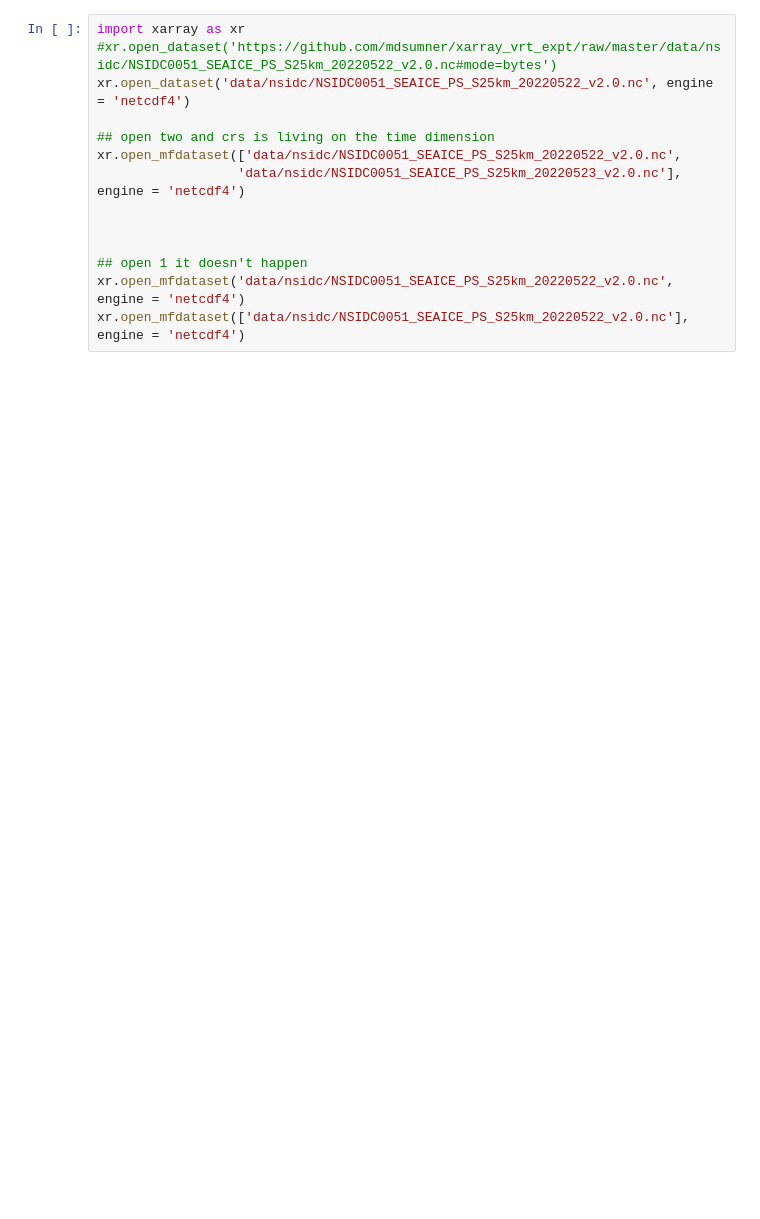
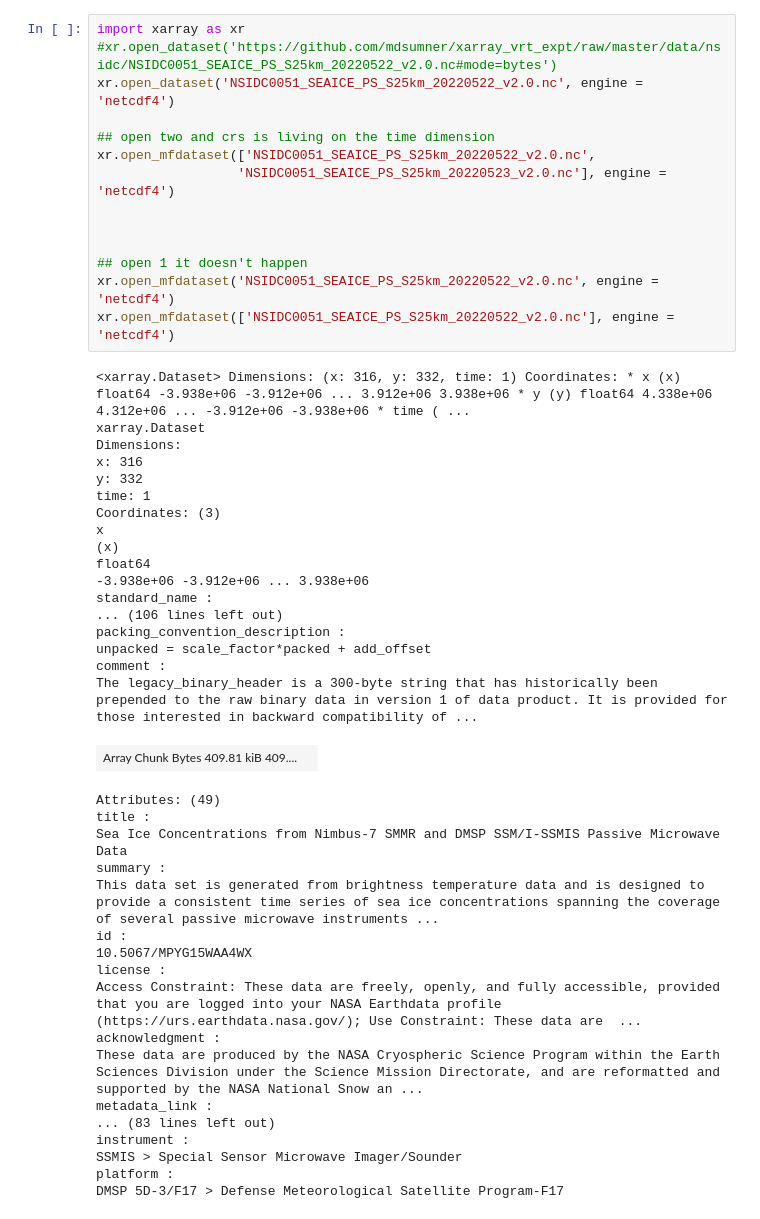
Before and after one commit to mdsumner/xarray_vrt_expt, a Jupyter notebook: issues/crs_time.ipynb, the cells around one changed output. Drawn from its saved outputs; the diff is of its cells as text; blank space fills up the shorter version.

Commit message:
try wget lines

```diff
--- a/issues/crs_time.ipynb
+++ b/issues/crs_time.ipynb
@@ -17,14 +18,50 @@ with `open_mfdataset()` crs is on the 'time' dimension. This causes problems wit
 # %%
 import xarray as xr
 #xr.open_dataset('https://github.com/mdsumner/xarray_vrt_expt/raw/master/data/nsidc/NSIDC0051_SEAICE_PS_S25km_20220522_v2.0.nc#mode=bytes')
-xr.open_dataset('data/nsidc/NSIDC0051_SEAICE_PS_S25km_20220522_v2.0.nc', engine = 'netcdf4')
+xr.open_dataset('NSIDC0051_SEAICE_PS_S25km_20220522_v2.0.nc', engine = 'netcdf4')
 
 ## open two and crs is living on the time dimension
-xr.open_mfdataset(['data/nsidc/NSIDC0051_SEAICE_PS_S25km_20220522_v2.0.nc',
-                  'data/nsidc/NSIDC0051_SEAICE_PS_S25km_20220523_v2.0.nc'], engine = 'netcdf4')
+xr.open_mfdataset(['NSIDC0051_SEAICE_PS_S25km_20220522_v2.0.nc',
+                  'NSIDC0051_SEAICE_PS_S25km_20220523_v2.0.nc'], engine = 'netcdf4')
 
 
 
 ## open 1 it doesn't happen
-xr.open_mfdataset('data/nsidc/NSIDC0051_SEAICE_PS_S25km_20220522_v2.0.nc', engine = 'netcdf4')
-xr.open_mfdataset(['data/nsidc/NSIDC0051_SEAICE_PS_S25km_20220522_v2.0.nc'], engine = 'netcdf4')
+xr.open_mfdataset('NSIDC0051_SEAICE_PS_S25km_20220522_v2.0.nc', engine = 'netcdf4')
+xr.open_mfdataset(['NSIDC0051_SEAICE_PS_S25km_20220522_v2.0.nc'], engine = 'netcdf4')
+# %% [output]
+<xarray.Dataset> Dimensions: (x: 316, y: 332, time: 1) Coordinates: * x (x) float64 -3.938e+06 -3.912e+06 ... 3.912e+06 3.938e+06 * y (y) float64 4.338e+06 4.312e+06 ... -3.912e+06 -3.938e+06 * time ( ...
+xarray.Dataset
+Dimensions:
+x: 316
+y: 332
+time: 1
+Coordinates: (3)
+x
+(x)
+float64
+-3.938e+06 -3.912e+06 ... 3.938e+06
+standard_name :
+... (106 lines left out)
+packing_convention_description :
+unpacked = scale_factor*packed + add_offset
+comment :
+The legacy_binary_header is a 300-byte string that has historically been prepended to the raw binary data in version 1 of data product. It is provided for those interested in backward compatibility of ...
+| Array Chunk Bytes 409.81 kiB 409.... |  |
+Attributes: (49)
+title :
+Sea Ice Concentrations from Nimbus-7 SMMR and DMSP SSM/I-SSMIS Passive Microwave Data
+summary :
+This data set is generated from brightness temperature data and is designed to provide a consistent time series of sea ice concentrations spanning the coverage of several passive microwave instruments ...
+id :
+10.5067/MPYG15WAA4WX
+license :
+Access Constraint: These data are freely, openly, and fully accessible, provided that you are logged into your NASA Earthdata profile (https://urs.earthdata.nasa.gov/); Use Constraint: These data are  ...
+acknowledgment :
+These data are produced by the NASA Cryospheric Science Program within the Earth Sciences Division under the Science Mission Directorate, and are reformatted and supported by the NASA National Snow an ...
+metadata_link :
+... (83 lines left out)
+instrument :
+SSMIS > Special Sensor Microwave Imager/Sounder
+platform :
+DMSP 5D-3/F17 > Defense Meteorological Satellite Program-F17
```
Also changed, not shown: parts of 2 cells of this notebook, 1 other file.
